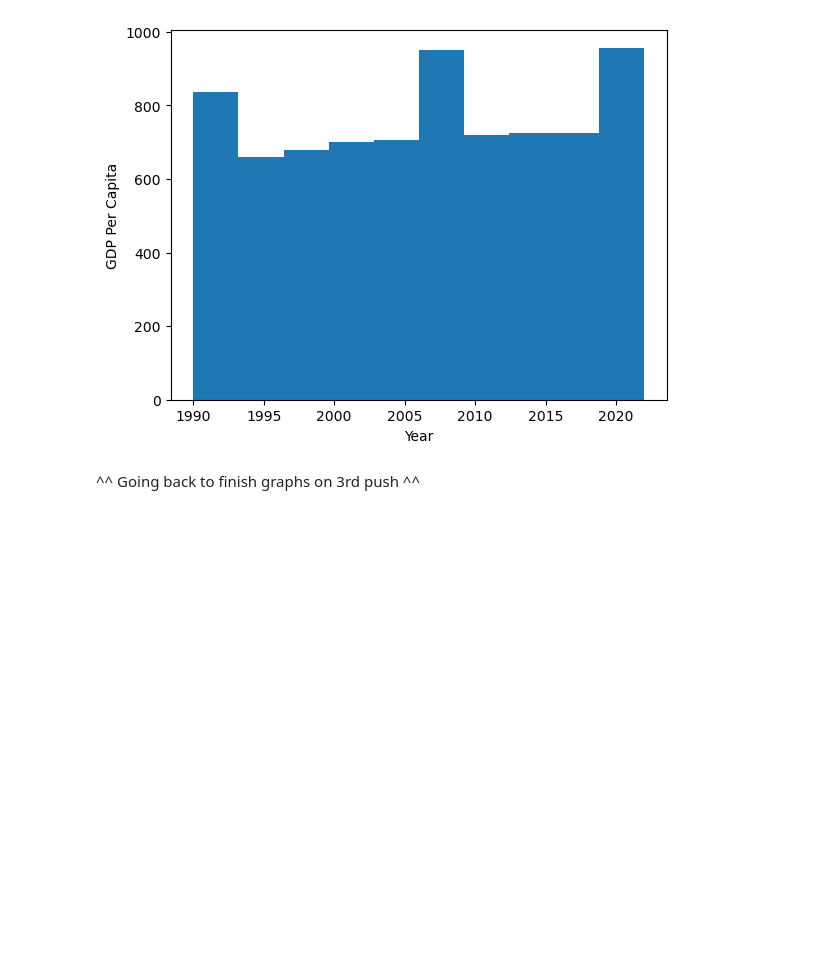
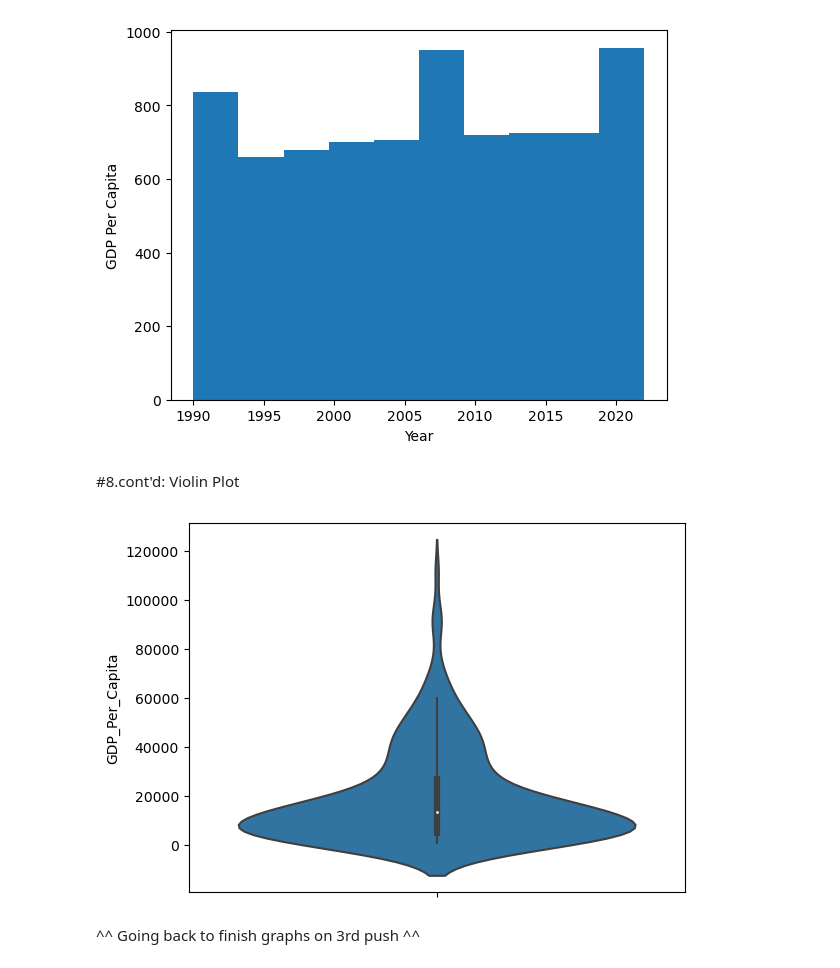
Before and after one commit to NSS-Data-Analytics-Cohort-10/gdp-and-internet-usage-jayebarber, a Jupyter notebook: notebooks/UNproject1.ipynb, the cells around one changed output. Saved outputs shown, nothing was run; the diff lists cells and outputs as text; code cells hidden in the pictures; blank space fills up the shorter version.

Commit message:
add violinplot

```diff
--- a/notebooks/UNproject1.ipynb
+++ b/notebooks/UNproject1.ipynb
@@ -133,6 +133,15 @@ plt.ylabel('GDP Per Capita')
 plt.show()
 # %% [output]
 [figure]
+# %% [markdown]
+#8.cont'd: Violin Plot
+# %%
+gdp_2020 = gdp_df[gdp_df["Year"]==2020]
+
+sns.violinplot(y=gdp_2020["GDP_Per_Capita"])
+plt.show()
+# %% [output]
+[figure, added]
 # %% [markdown]
 ^^ Going back to finish graphs on 3rd push ^^
 # %% [markdown]
```
